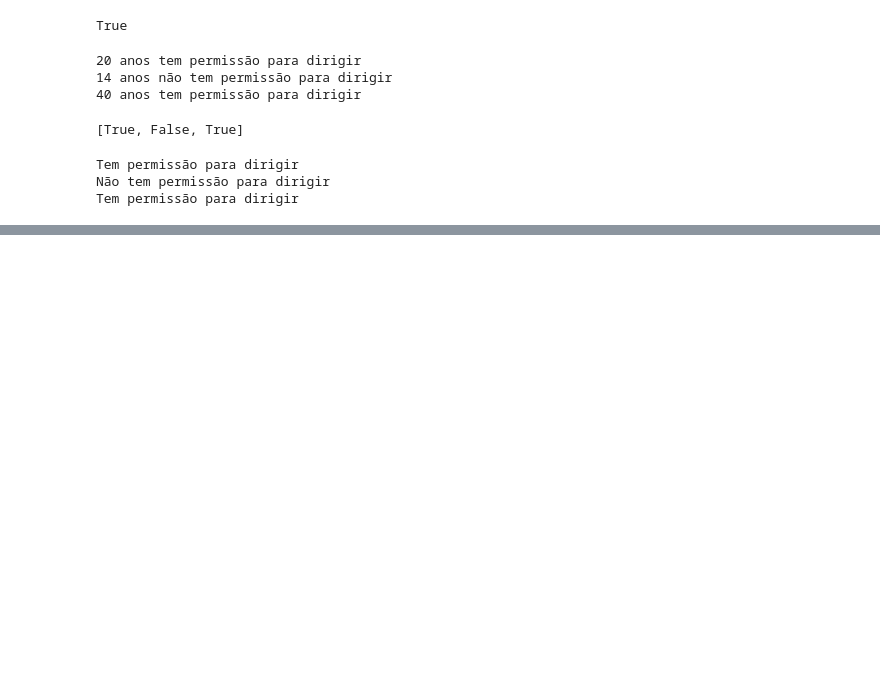
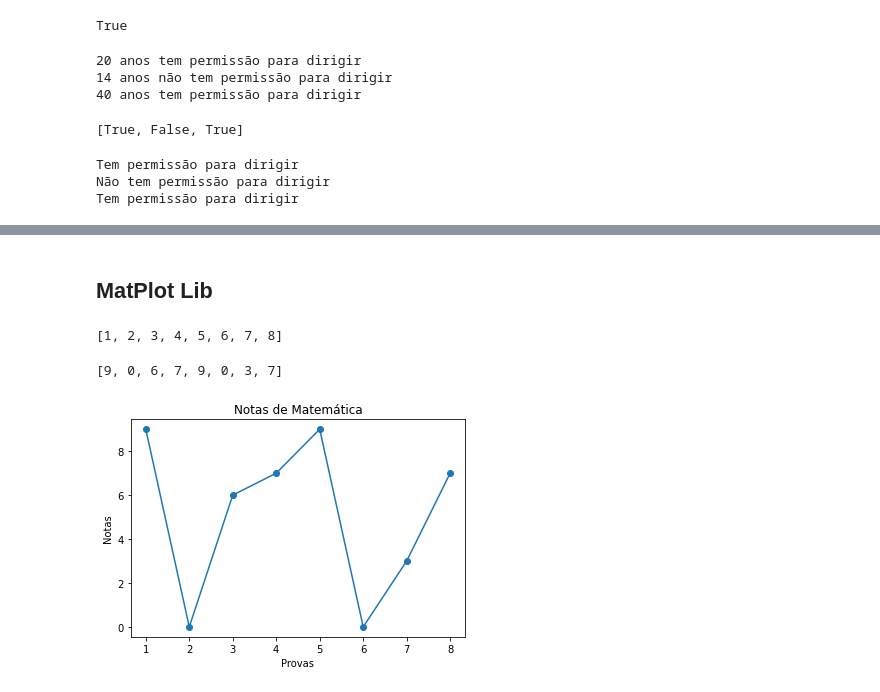
Before and after one commit to Hobbies-Prof-Bento/AtividadesFormacaoPythonDataScience, a Jupyter notebook: Python para Data Science - primeiros passos/Aula_1.ipynb, the cells around one changed output, grey strips where cells are left out. Drawn from its saved outputs; the diff is of its cells as text; code cells hidden in the pictures; blank space fills up the shorter version.

```diff
--- a/Python para Data Science - primeiros passos/Aula_1.ipynb
+++ b/Python para Data Science - primeiros passos/Aula_1.ipynb
@@ -250,0 +273,5 @@ Tem permissão para dirigir
+# %%
+notas_matematicas = []
+
+for nota in range(8):
+    notas_matematicas.append(randrange(0,11))
@@ -250,0 +282,6 @@ Tem permissão para dirigir
+# %%
+from random import randrange, seed
+seed(10)
+notas_matematicas = []
+for nota in range(8):
+    notas_matematicas.append(randrange(0,11))
@@ -250,0 +296,2 @@ Tem permissão para dirigir
+# %% [markdown]
+## MatPlot Lib
@@ -250,0 +300,19 @@ Tem permissão para dirigir
+# %%
+x = list(range(1,9))
+y = notas_matematicas
+# %%
+x
+# %% [output]
+[1, 2, 3, 4, 5, 6, 7, 8]
+# %%
+y
+# %% [output]
+[9, 0, 6, 7, 9, 0, 3, 7]
+# %%
+plt.plot(x,y, marker='o')
+plt.title("Notas de Matemática")
+plt.xlabel("Provas")
+plt.ylabel("Notas")
+plt.show()
+# %% [output]
+[figure, added]
```
Also changed, not shown: parts of 13 cells of this notebook, 9 other files.
